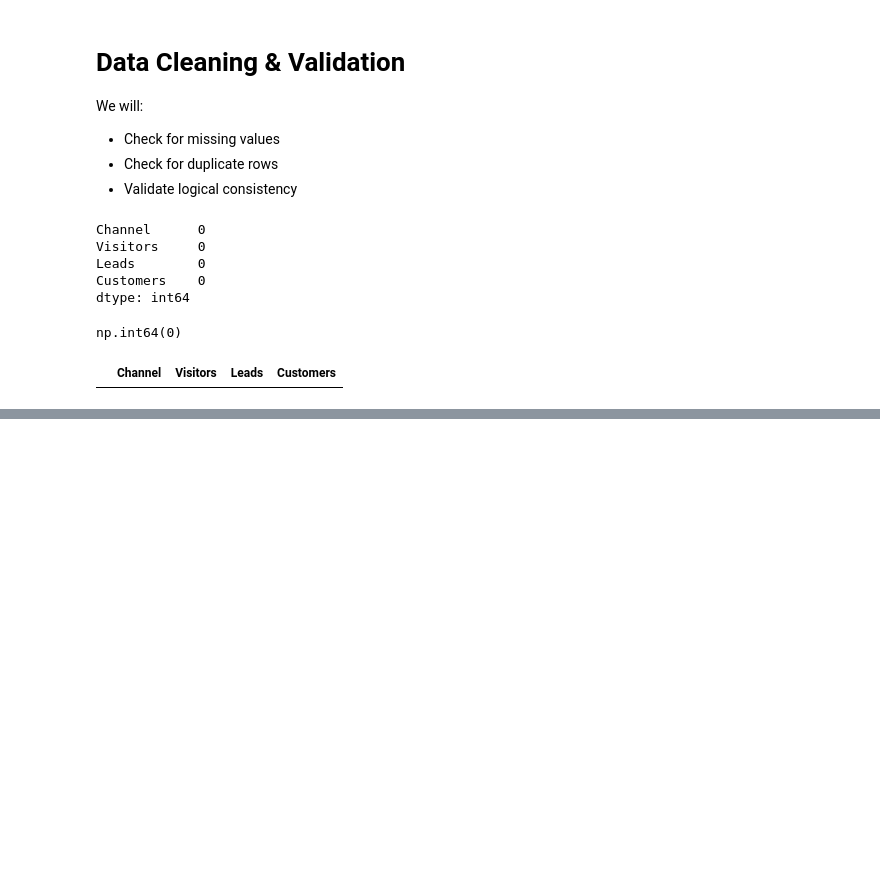
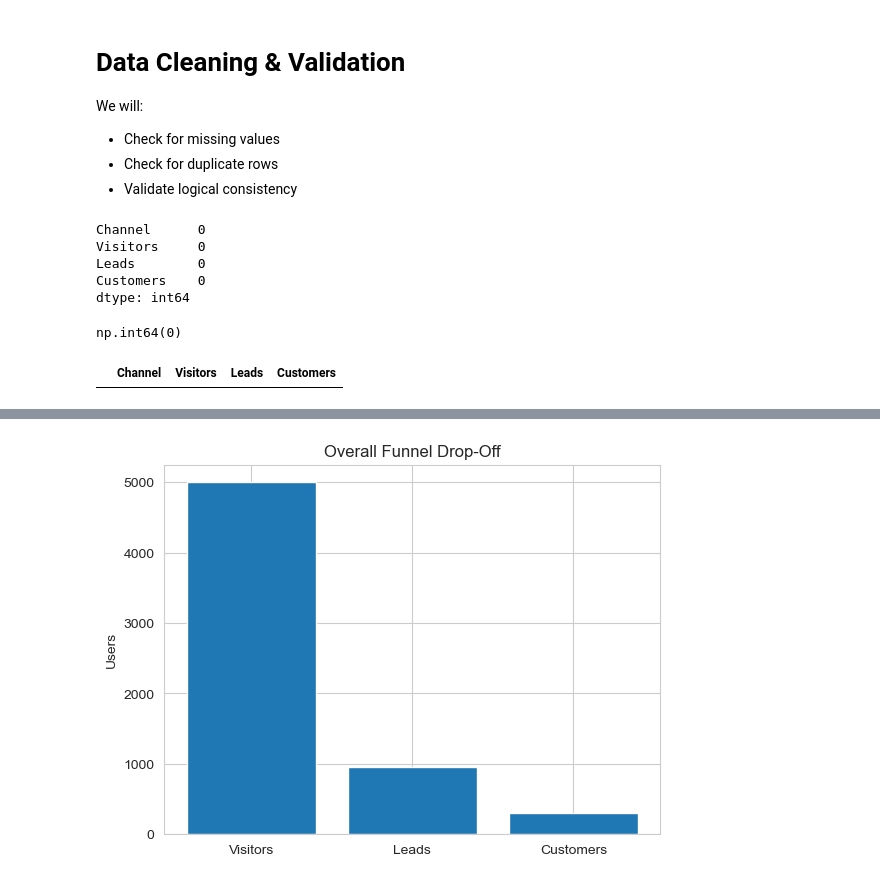
Before and after one commit to Ruchitha-006/marketing-funnel-analysis, a Jupyter notebook: notebook/marketing_funnel_data_analysis.ipynb, the cells around one changed output, grey strips where cells are left out. Saved outputs shown, nothing was run; the diff lists cells and outputs as text; code cells hidden in the pictures; blank space fills up the shorter version.

```diff
--- a/notebook/marketing_funnel_data_analysis.ipynb
+++ b/notebook/marketing_funnel_data_analysis.ipynb
@@ -82,0 +122,15 @@ df[df['Leads'] > df['Visitors']]
+# %%
+total_visitors = df['Visitors'].sum()
+total_leads = df['Leads'].sum()
+total_customers = df['Customers'].sum()
+
+stages = ['Visitors', 'Leads', 'Customers']
+values = [total_visitors, total_leads, total_customers]
+
+plt.figure()
+plt.bar(stages, values)
+plt.title("Overall Funnel Drop-Off")
+plt.ylabel("Users")
+plt.show()
+# %% [output]
+[figure, added]
```
Also changed, not shown: parts of 4 cells of this notebook, 5 other files.
